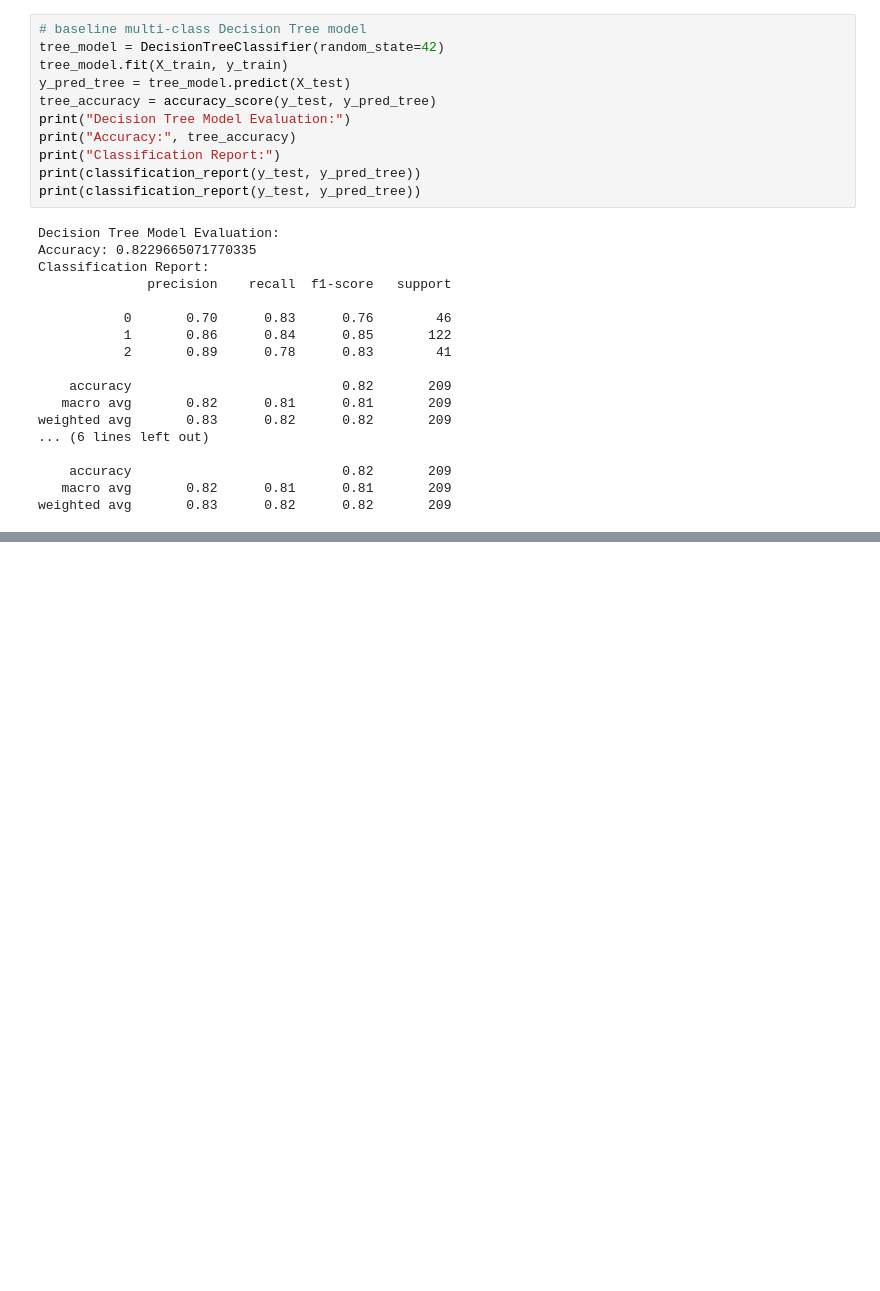
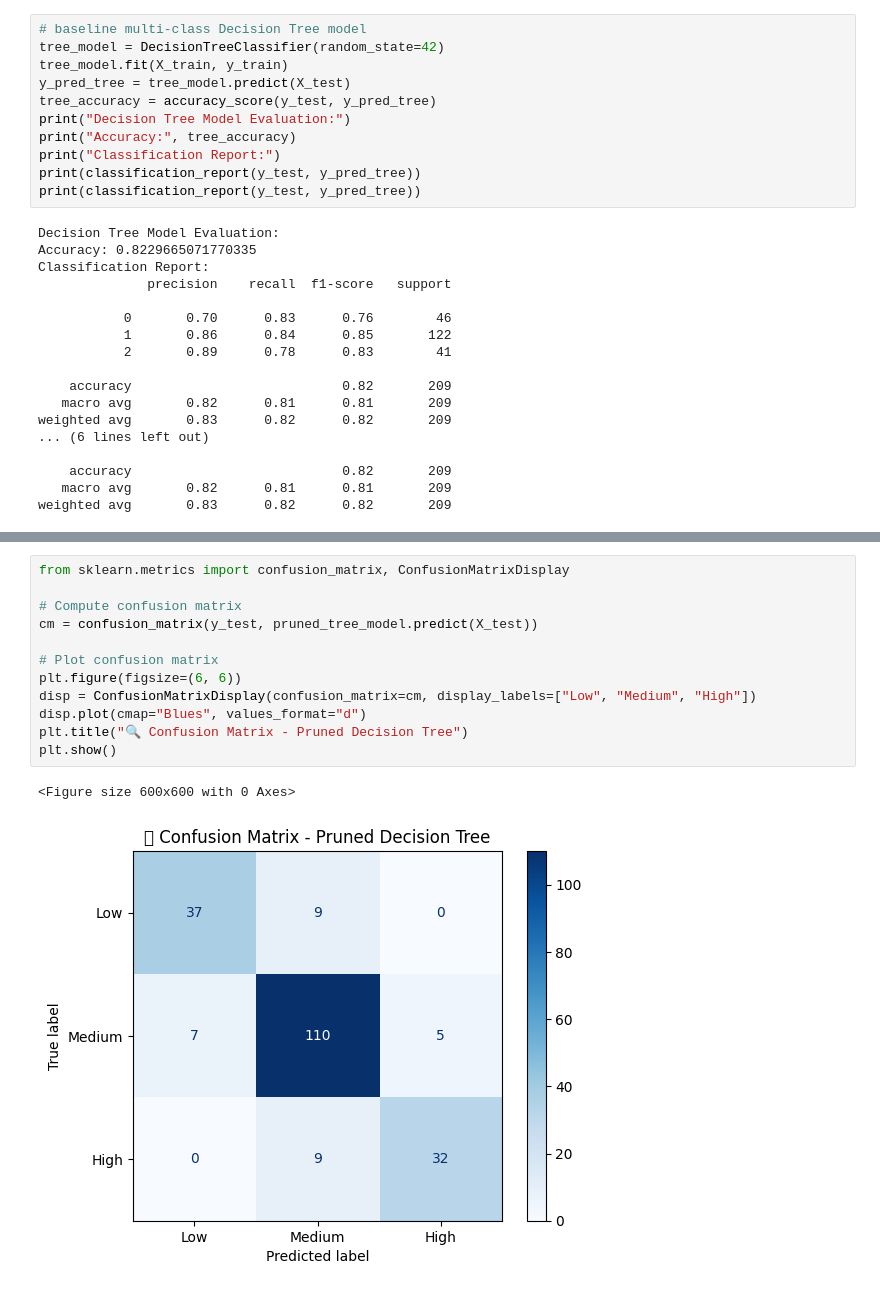
Before and after one commit to ethanshipman/Group-5-Project-4, a Jupyter notebook: Jupyter_Notebooks/NT_Notebook.ipynb, the cells around one changed output, grey strips where cells are left out. Saved outputs shown, nothing was run; the diff lists cells and outputs as text; blank space fills up the shorter version.

```diff
--- a/Jupyter_Notebooks/NT_Notebook.ipynb
+++ b/Jupyter_Notebooks/NT_Notebook.ipynb
@@ -204,0 +327,15 @@ weighted avg       0.83      0.82      0.82       209
+# %%
+from sklearn.metrics import confusion_matrix, ConfusionMatrixDisplay
+
+# Compute confusion matrix
+cm = confusion_matrix(y_test, pruned_tree_model.predict(X_test))
+
+# Plot confusion matrix
+plt.figure(figsize=(6, 6))
+disp = ConfusionMatrixDisplay(confusion_matrix=cm, display_labels=["Low", "Medium", "High"])
+disp.plot(cmap="Blues", values_format="d")
+plt.title("🔍 Confusion Matrix - Pruned Decision Tree")
+plt.show()
+# %% [output]
+<Figure size 600x600 with 0 Axes>
+[figure, added]
```
Also changed, not shown: parts of 9 cells of this notebook.
